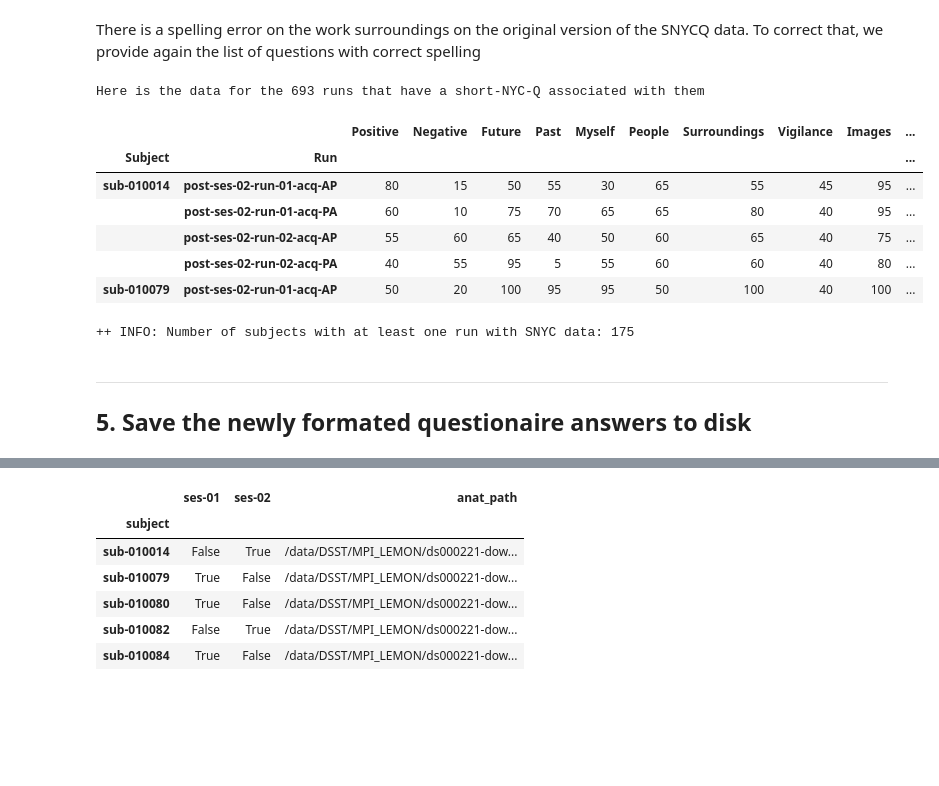
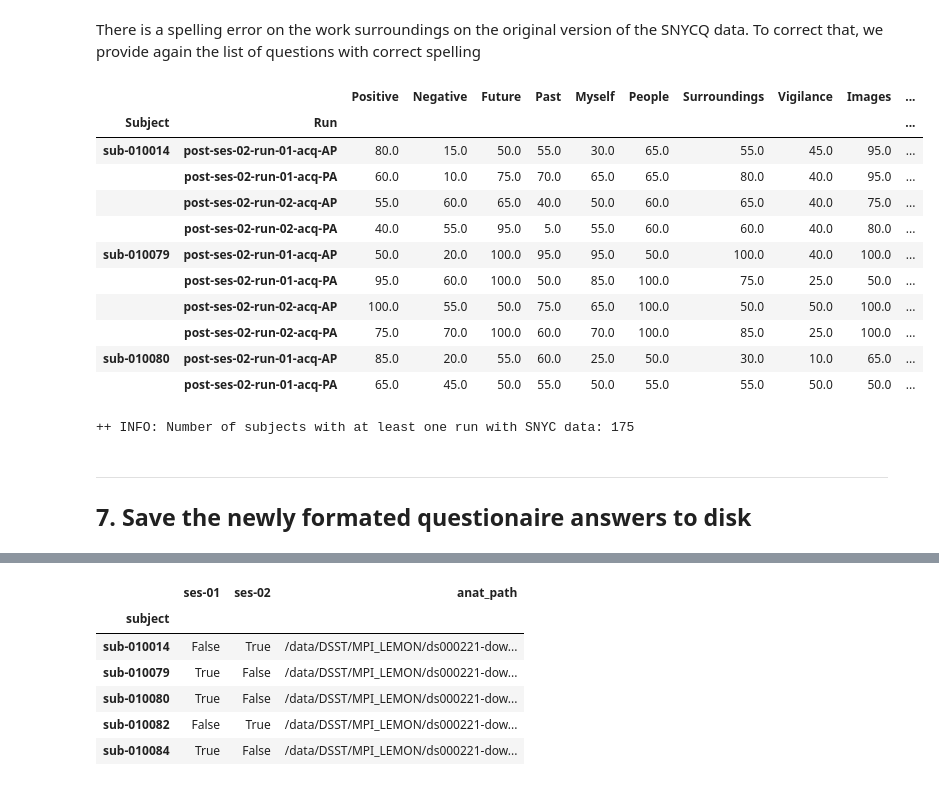
Before and after one commit to nimh-sfim/fc_introspection, a Jupyter notebook: notebooks/S00_OrganizeData.ipynb, the cells around one changed output, grey strips where cells are left out. Cells and saved outputs as stored; diff of their text form; code cells hidden in the pictures; blank space fills up the shorter version.

Commit message:
S00 explore dataset basics - tested

```diff
--- a/notebooks/S00_OrganizeData.ipynb
+++ b/notebooks/S00_OrganizeData.ipynb
@@ -66,7 +66,3 @@ import pandas as pd
 import json
 import os.path as osp
 from   collections import OrderedDict
-# %%
-PRJ_DIR         = '/data/SFIMJGC_Introspec/prj2021_dyneusr/'
-ORIG_FMRI_DIR   = '/data/DSST/MPI_LEMON/ds000221-download/'
-ORIG_BEHAV_DIR  = '/data/SFIMJGC_Introspec/lsd_dataset/behavioral/'
@@ -213,16 +220,19 @@ snycq_data.dropna(inplace=True)
 There is a spelling error on the work surroundings on the original version of the SNYCQ data. To correct that, we provide again the list of questions with correct spelling
 # %%
 snycq_data.columns = ['Positive','Negative','Future','Past','Myself','People','Surroundings','Vigilance','Images','Words','Specific','Intrusive']
-# %%
-print('Here is the data for the 693 runs that have a short-NYC-Q associated with them')
-snycq_data.head()
-# %% [output]
-Here is the data for the 693 runs that have a short-NYC-Q associated with them
-|  |  | Positive | Negative | Future | Past | Myself | People | Surroundings | Vigilance | Images | ... |
-| Subject | Run |  |  |  |  |  |  |  |  |  | ... |
-| sub-010014 | post-ses-02-run-01-acq-AP | 80 | 15 | 50 | 55 | 30 | 65 | 55 | 45 | 95 | ... |
-|  | post-ses-02-run-01-acq-PA | 60 | 10 | 75 | 70 | 65 | 65 | 80 | 40 | 95 | ... |
-|  | post-ses-02-run-02-acq-AP | 55 | 60 | 65 | 40 | 50 | 60 | 65 | 40 | 75 | ... |
-|  | post-ses-02-run-02-acq-PA | 40 | 55 | 95 | 5 | 55 | 60 | 60 | 40 | 80 | ... |
-| sub-010079 | post-ses-02-run-01-acq-AP | 50 | 20 | 100 | 95 | 95 | 50 | 100 | 40 | 100 | ... |
+# %%
+snycq_data.head(10)
+# %% [output]
+|  |  | Positive | Negative | Future | Past | Myself | People | Surroundings | Vigilance | Images | ... |
+| Subject | Run |  |  |  |  |  |  |  |  |  | ... |
+| sub-010014 | post-ses-02-run-01-acq-AP | 80.0 | 15.0 | 50.0 | 55.0 | 30.0 | 65.0 | 55.0 | 45.0 | 95.0 | ... |
+|  | post-ses-02-run-01-acq-PA | 60.0 | 10.0 | 75.0 | 70.0 | 65.0 | 65.0 | 80.0 | 40.0 | 95.0 | ... |
+|  | post-ses-02-run-02-acq-AP | 55.0 | 60.0 | 65.0 | 40.0 | 50.0 | 60.0 | 65.0 | 40.0 | 75.0 | ... |
+|  | post-ses-02-run-02-acq-PA | 40.0 | 55.0 | 95.0 | 5.0 | 55.0 | 60.0 | 60.0 | 40.0 | 80.0 | ... |
+| sub-010079 | post-ses-02-run-01-acq-AP | 50.0 | 20.0 | 100.0 | 95.0 | 95.0 | 50.0 | 100.0 | 40.0 | 100.0 | ... |
+|  | post-ses-02-run-01-acq-PA | 95.0 | 60.0 | 100.0 | 50.0 | 85.0 | 100.0 | 75.0 | 25.0 | 50.0 | ... |
+|  | post-ses-02-run-02-acq-AP | 100.0 | 55.0 | 50.0 | 75.0 | 65.0 | 100.0 | 50.0 | 50.0 | 100.0 | ... |
+|  | post-ses-02-run-02-acq-PA | 75.0 | 70.0 | 100.0 | 60.0 | 70.0 | 100.0 | 85.0 | 25.0 | 100.0 | ... |
+| sub-010080 | post-ses-02-run-01-acq-AP | 85.0 | 20.0 | 55.0 | 60.0 | 25.0 | 50.0 | 30.0 | 10.0 | 65.0 | ... |
+|  | post-ses-02-run-01-acq-PA | 65.0 | 45.0 | 50.0 | 55.0 | 50.0 | 55.0 | 55.0 | 50.0 | 50.0 | ... |
 # %%
@@ -233,7 +242,7 @@ print('++ INFO: Number of subjects with at least one run with SNYC data: %d' % l
 ++ INFO: Number of subjects with at least one run with SNYC data: 175
 # %% [markdown]
 ***
-## 5. Save the newly formated questionaire answers to disk
+## 7. Save the newly formated questionaire answers to disk
 # %%
 print ("++ INFO: Saving snycq_data to disk [%s]." % snycq_proc_path)
 snycq_data.to_csv(snycq_proc_path)
```
Also changed, not shown: parts of 14 cells of this notebook, 2 other files.
